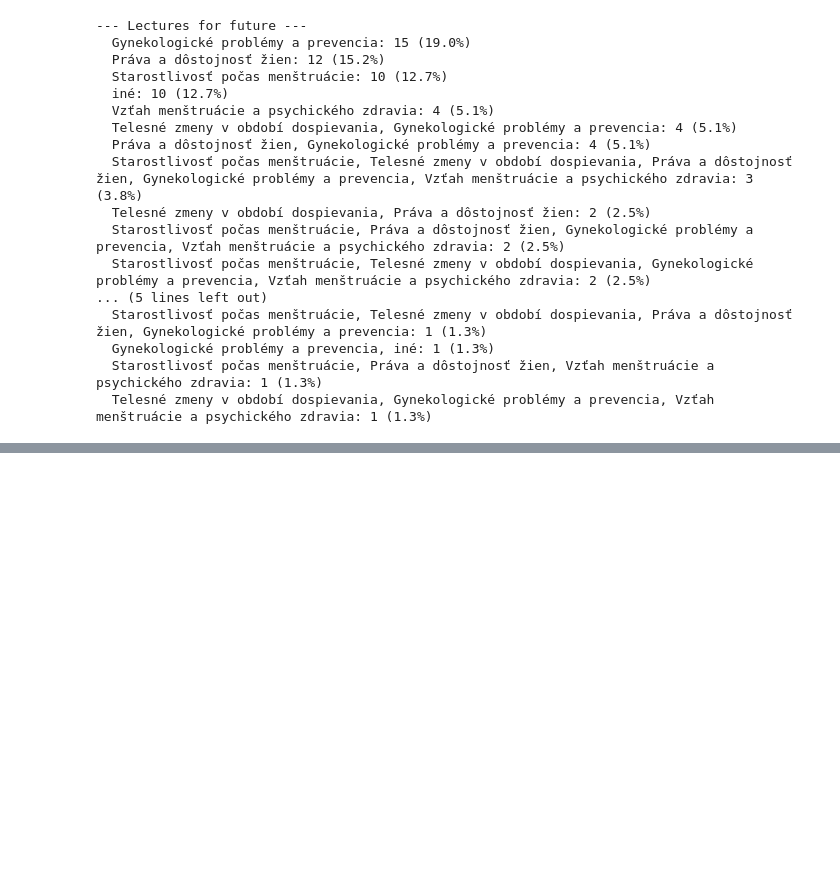
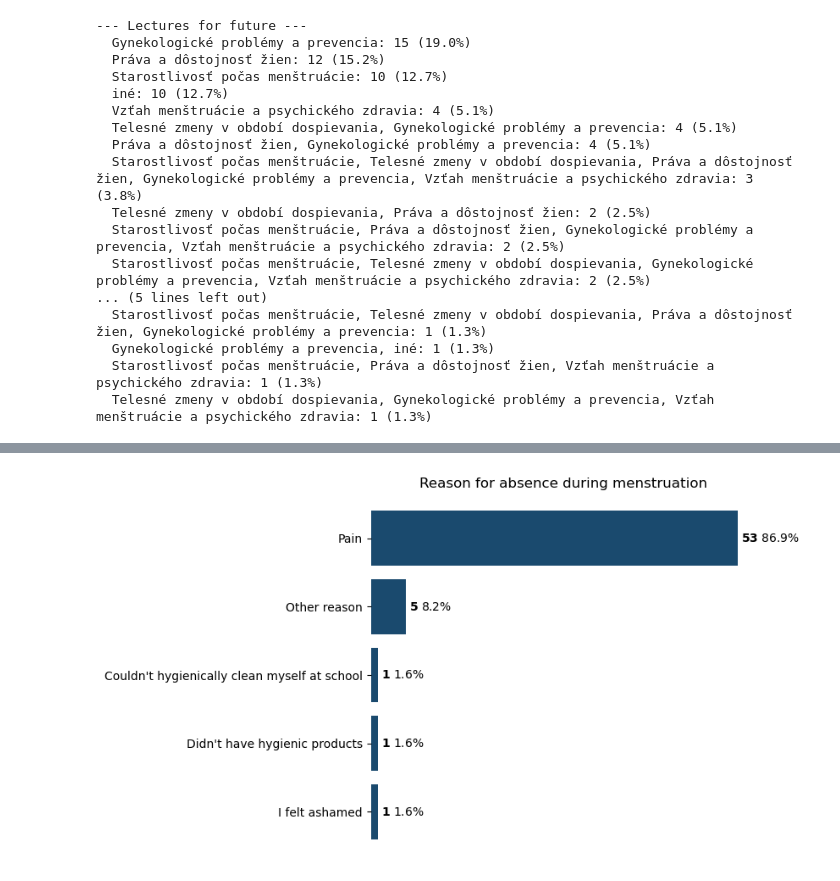
Before and after one commit to hovancas/Bardejov-research, a Jupyter notebook: after_installation_analysis.ipynb, the cells around one changed output, grey strips where cells are left out. Drawn from its saved outputs; the diff is of its cells as text; code cells hidden in the pictures; blank space fills up the shorter version.

```diff
--- a/after_installation_analysis.ipynb
+++ b/after_installation_analysis.ipynb
@@ -227,0 +361,23 @@ for answer, count in lectures_fut.items():
+# %%
+## Reason for absence
+
+reasons = after_data['Dôvod tvojej absencie počas menštruácii?'].map(reasons_map).value_counts()
+
+plt.figure(figsize=(8, 5))
+bars = plt.barh(reasons.index, reasons.values, color='#1a4a6e')
+plt.title('Reason for absence during menstruation')
+plt.gca().invert_yaxis()
+plt.tight_layout()
+
+for spine in plt.gca().spines.values():
+    spine.set_visible(False)
+plt.gca().xaxis.set_visible(False)
+
+total = sum(reasons.values)
+for i, v in enumerate(reasons.values):
+    percentage = v / total * 100
+    plt.text(v + 0.5, i, f"$\\mathbf{{{v}}}$ {percentage:.1f}%", va='center', fontsize=10)
+
+plt.show()
+# %% [output]
+[figure, added]
```
Also changed, not shown: parts of 29 cells of this notebook, 1 other file.
